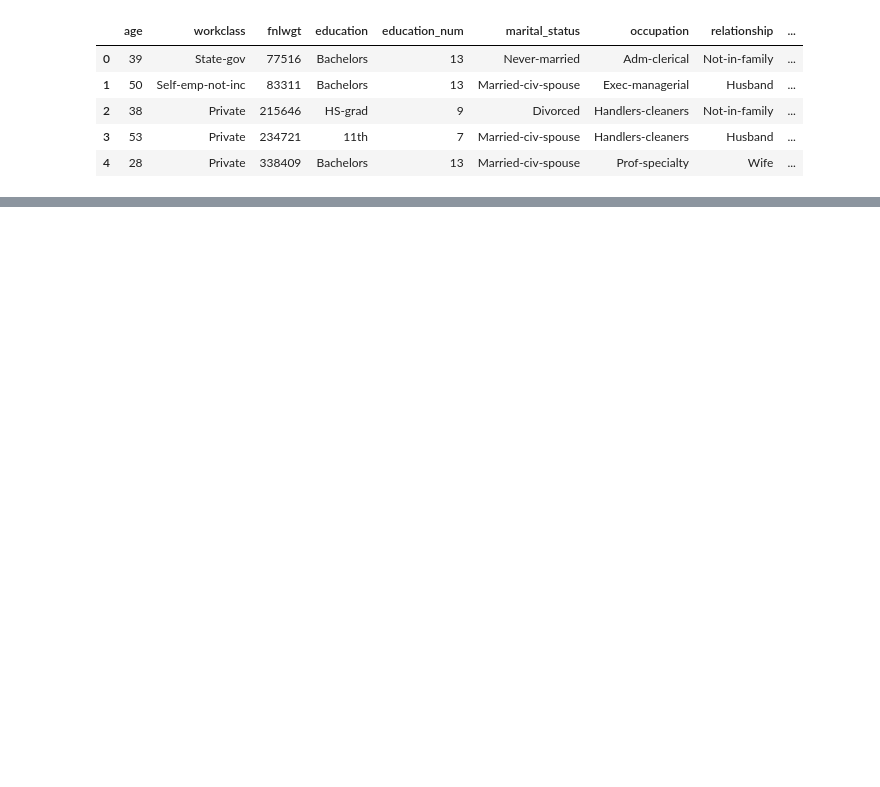
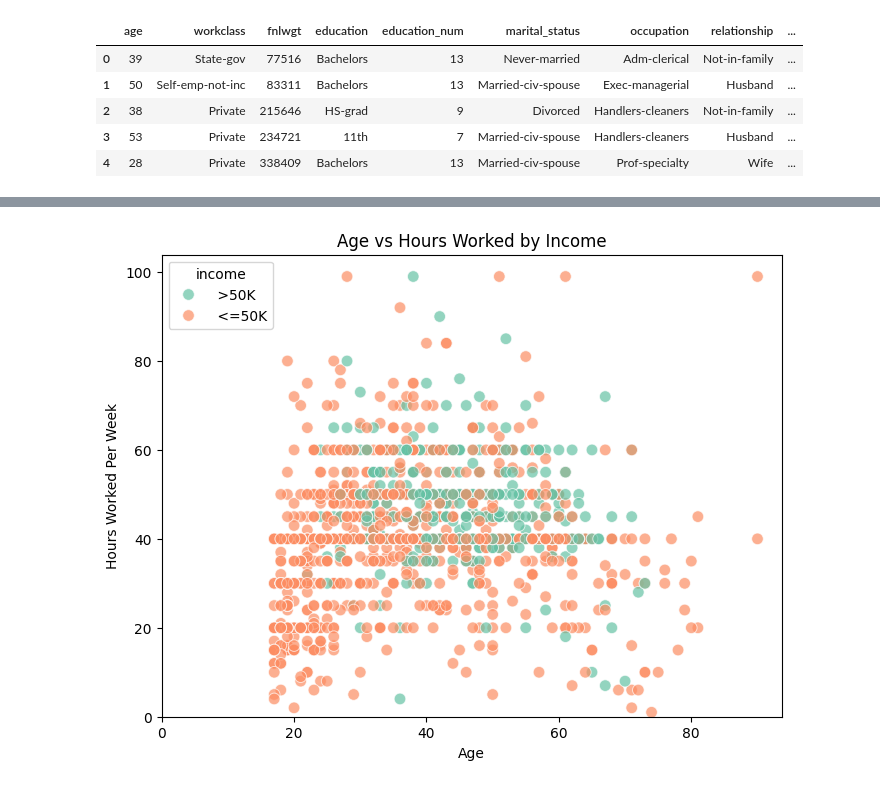
Before and after one commit to joanne-gazmen/Data201-Spring2026, a Jupyter notebook: Data201_JGazmen_Project1.ipynb, the cells around one changed output, grey strips where cells are left out. Saved outputs shown, nothing was run; the diff lists cells and outputs as text; code cells hidden in the pictures; blank space fills up the shorter version.

```diff
--- a/Data201_JGazmen_Project1.ipynb
+++ b/Data201_JGazmen_Project1.ipynb
@@ -101,0 +162,22 @@ so!
+# %%
+plt.figure(figsize=(8,6))
+
+sns.scatterplot(
+    data=df_sample,
+    x="age",
+    y="hours_per_week",
+    hue="income",
+    palette="Set2",
+    alpha=0.7,
+    s=70
+)
+
+plt.title("Age vs Hours Worked by Income")
+plt.xlabel("Age")
+plt.ylabel("Hours Worked Per Week")
+plt.xlim(left=0)
+plt.ylim(bottom=0)
+
+plt.show()
+# %% [output]
+[figure, added]
```
Also changed, not shown: parts of 26 cells of this notebook.
